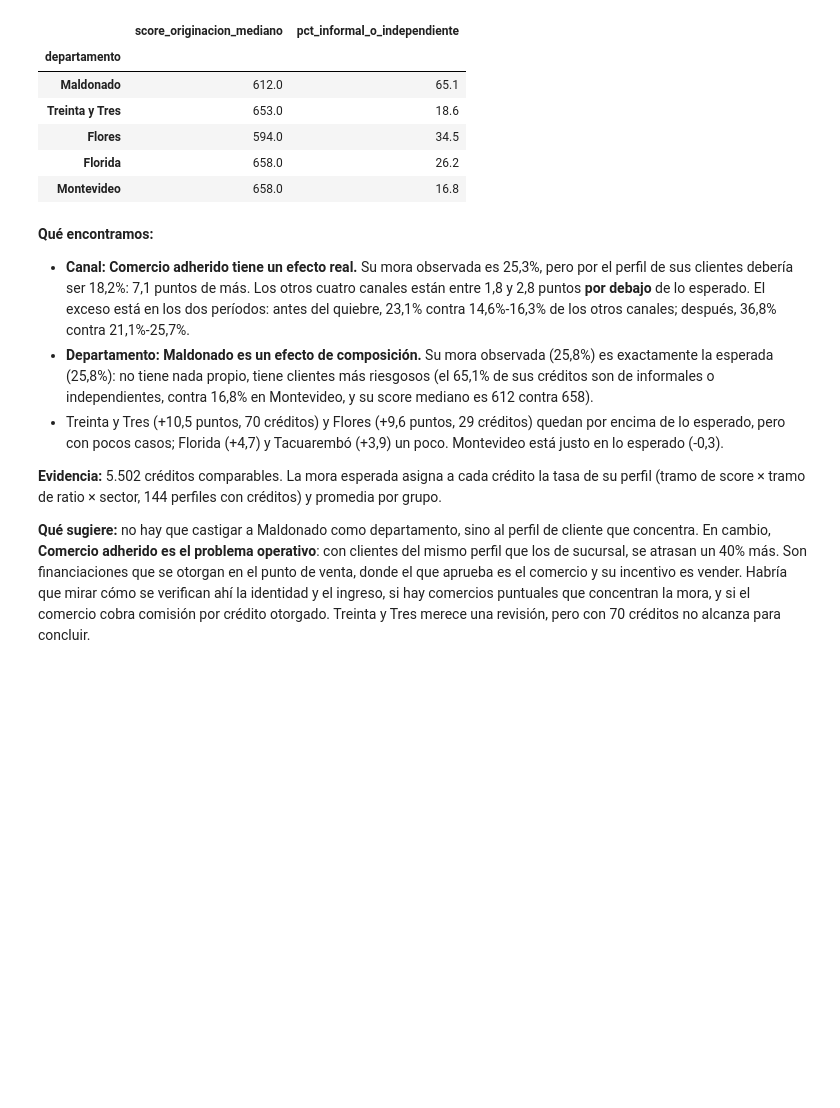
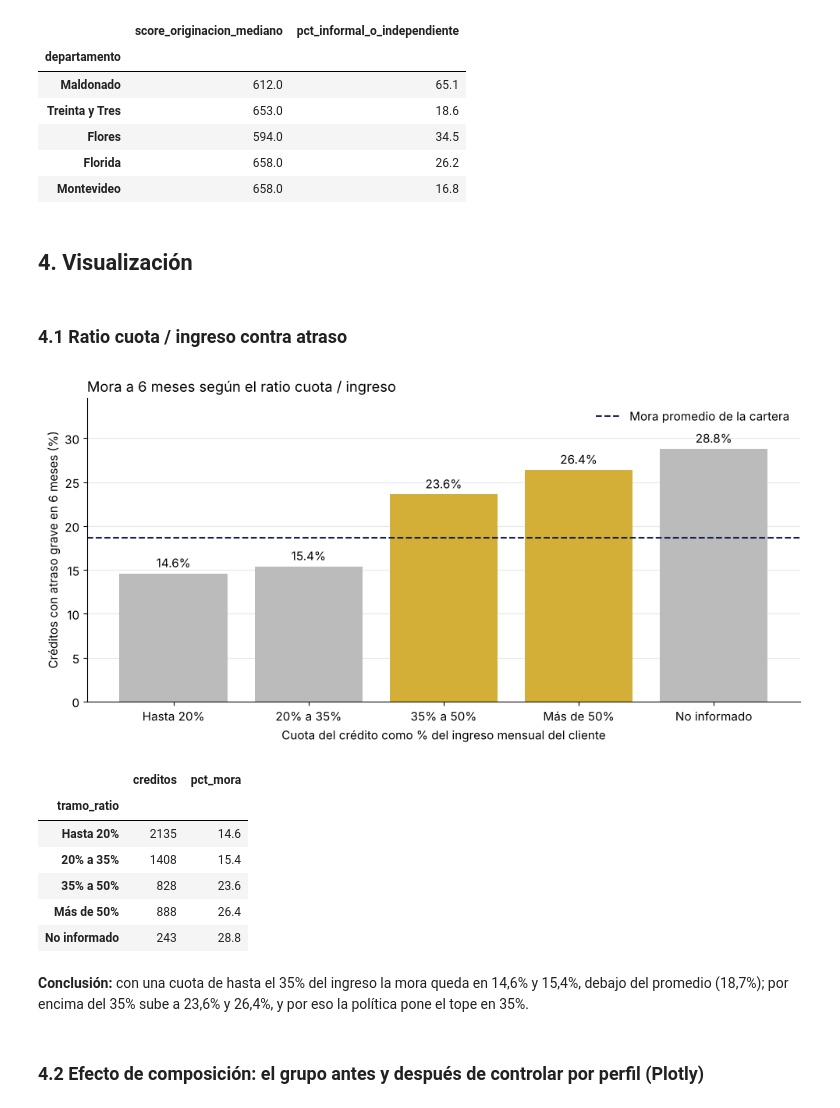
Before and after one commit to ncho06-a11y/proyecto-final-merli, a Jupyter notebook: notebooks/analisis_riesgo_credito.ipynb, the cells around one changed output. Drawn from its saved outputs; the diff is of its cells as text; code cells hidden in the pictures; blank space fills up the shorter version.

```diff
--- a/notebooks/analisis_riesgo_credito.ipynb
+++ b/notebooks/analisis_riesgo_credito.ipynb
@@ -2252,13 +2073,63 @@ display(
 | Flores | 594.0 | 34.5 |
 | Florida | 658.0 | 26.2 |
 | Montevideo | 658.0 | 16.8 |
-# %% [markdown]
-**Qué encontramos:**
-
-- **Canal: Comercio adherido tiene un efecto real.** Su mora observada es 25,3%, pero por el perfil de sus clientes debería ser 18,2%: 7,1 puntos de más. Los otros cuatro canales están entre 1,8 y 2,8 puntos **por debajo** de lo esperado. El exceso está en los dos períodos: antes del quiebre, 23,1% contra 14,6%-16,3% de los otros canales; después, 36,8% contra 21,1%-25,7%.
-- **Departamento: Maldonado es un efecto de composición.** Su mora observada (25,8%) es exactamente la esperada (25,8%): no tiene nada propio, tiene clientes más riesgosos (el 65,1% de sus créditos son de informales o independientes, contra 16,8% en Montevideo, y su score mediano es 612 contra 658).
-- Treinta y Tres (+10,5 puntos, 70 créditos) y Flores (+9,6 puntos, 29 créditos) quedan por encima de lo esperado, pero con pocos casos; Florida (+4,7) y Tacuarembó (+3,9) un poco. Montevideo está justo en lo esperado (-0,3).
-
-**Evidencia:** 5.502 créditos comparables. La mora esperada asigna a cada crédito la tasa de su perfil (tramo de score × tramo de ratio × sector, 144 perfiles con créditos) y promedia por grupo.
-
-**Qué sugiere:** no hay que castigar a Maldonado como departamento, sino al perfil de cliente que concentra. En cambio, **Comercio adherido es el problema operativo**: con clientes del mismo perfil que los de sucursal, se atrasan un 40% más. Son financiaciones que se otorgan en el punto de venta, donde el que aprueba es el comercio y su incentivo es vender. Habría que mirar cómo se verifican ahí la identidad y el ingreso, si hay comercios puntuales que concentran la mora, y si el comercio cobra comisión por crédito otorgado. Treinta y Tres merece una revisión, pero con 70 créditos no alcanza para concluir.
+# %% [markdown]
+## 4. Visualización
+# %%
+def guardar_grafico(figura, nombre_archivo):
+    """Guarda un gráfico de Matplotlib en salidas/ con la resolución del informe."""
+    ruta = CARPETA_SALIDAS / nombre_archivo
+    figura.savefig(ruta, dpi=RESOLUCION_GRAFICOS, bbox_inches="tight")
+    return ruta
+# %% [markdown]
+### 4.1 Ratio cuota / ingreso contra atraso
+# %%
+mora_por_tramo_de_ratio = creditos_comparables.groupby("tramo_ratio", observed=True)[
+    "mora_6_meses"
+].agg(creditos="size", pct_mora=calcular_porcentaje)
+colores_por_tramo = [
+    DORADO if tramo in ["35% a 50%", "Más de 50%"] else GRIS
+    for tramo in mora_por_tramo_de_ratio.index
+]
+
+fig, ax = plt.subplots(figsize=(10, 5))
+barras = ax.bar(
+    mora_por_tramo_de_ratio.index.astype(str),
+    mora_por_tramo_de_ratio["pct_mora"],
+    color=colores_por_tramo,
+)
+ax.bar_label(barras, fmt="%.1f%%", padding=3)
+ax.axhline(
+    100 * creditos_comparables["mora_6_meses"].mean(),
+    color=AZUL,
+    linestyle="--",
+    linewidth=1.5,
+    label="Mora promedio de la cartera",
+)
+ax.set_title(
+    "Mora a 6 meses según el ratio cuota / ingreso",
+    loc="left",
+)
+ax.set_xlabel("Cuota del crédito como % del ingreso mensual del cliente")
+ax.set_ylabel("Créditos con atraso grave en 6 meses (%)")
+ax.set_ylim(0, mora_por_tramo_de_ratio["pct_mora"].max() * 1.2)
+ax.legend(frameon=False)
+ax.grid(axis="y", alpha=0.3)
+ax.set_axisbelow(True)
+fig.tight_layout()
+guardar_grafico(fig, "mora_por_ratio_cuota_ingreso.png")
+plt.show()
+display(mora_por_tramo_de_ratio)
+# %% [output]
+[figure, added]
+|  | creditos | pct_mora |
+| tramo_ratio |  |  |
+| Hasta 20% | 2135 | 14.6 |
+| 20% a 35% | 1408 | 15.4 |
+| 35% a 50% | 828 | 23.6 |
+| Más de 50% | 888 | 26.4 |
+| No informado | 243 | 28.8 |
+# %% [markdown]
+**Conclusión:** con una cuota de hasta el 35% del ingreso la mora queda en 14,6% y 15,4%, debajo del promedio (18,7%); por encima del 35% sube a 23,6% y 26,4%, y por eso la política pone el tope en 35%.
+# %% [markdown]
+### 4.2 Efecto de composición: el grupo antes y después de controlar por perfil (Plotly)
```
Also changed, not shown: parts of 69 cells of this notebook, 6 other files.
